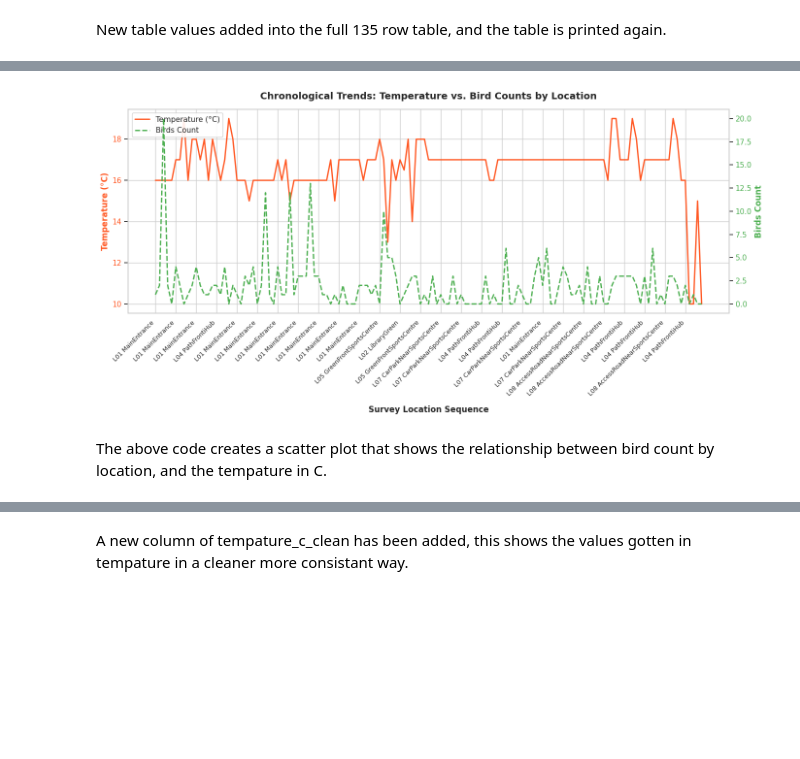
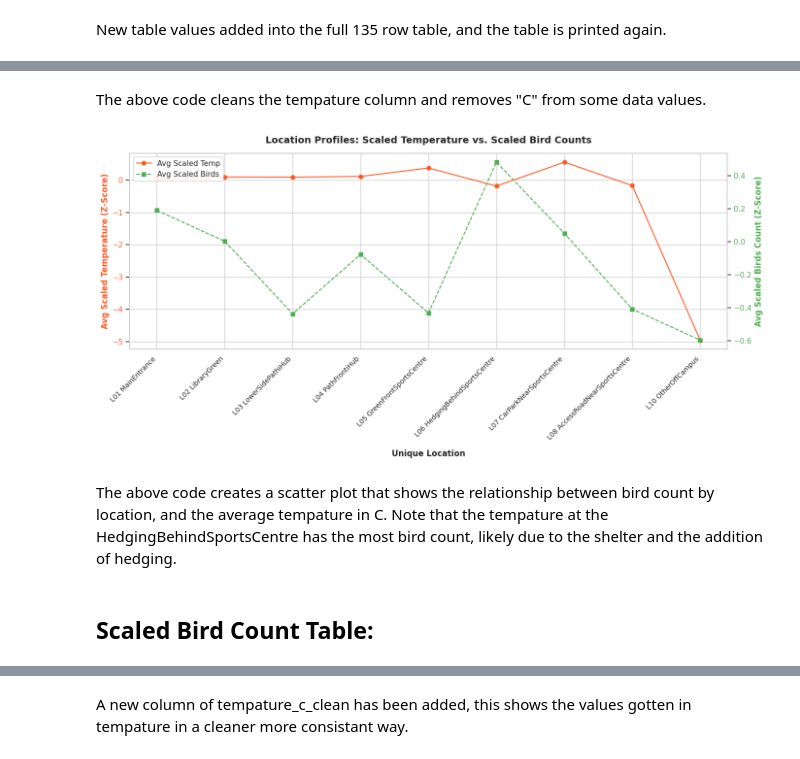
Before and after one commit to Padra1c/ML-CampusDataProject-Colab, a Jupyter notebook: ML-CampusDataProject.ipynb, the cells around one changed output, grey strips where cells are left out. Saved outputs shown, nothing was run; the diff lists cells and outputs as text; code cells hidden in the pictures; blank space fills up the shorter version.

Commit message:
Week 8 Additions

```diff
--- a/ML-CampusDataProject.ipynb
+++ b/ML-CampusDataProject.ipynb
@@ -373,49 +383,56 @@ display(styled_full_df)
 | 135 | R26_028 | 10/7/2026 | L10 OtherOffCampus | Windy | 10 | Moderate | Low | ... |
 | 136 | R26_028 | 10/7/2026 | L01 MainEntrance | Partly cloudy | 15 | Moderate | Moderate | ... |
 | 137 | R26_028 | 10/7/2026 | L10 OtherOffCampus | Windy | 10 | Loud | Moderate | ... |
+# %% [markdown]
+The above code cleans the tempature column and removes "C" from some data values.
 # %%
 import matplotlib.pyplot as plt
 import seaborn as sns
 
-# Reset the index of our dataframe to represent the sequence of surveys
-plot_df = df.reset_index()
+# 1. Group by unique location and calculate the average of the scaled metrics
+agg_scaled_df = df.groupby('location').agg(
+    avg_temp_scaled=('temperature_c_scaled', 'mean'),
+    avg_birds_scaled=('birds_count_scaled', 'mean')
+).reset_index()
+
+# Sort locations alphabetically
+agg_scaled_df = agg_scaled_df.sort_values(by='location').reset_index(drop=True)
 
 # Set the styling theme
 sns.set_theme(style="whitegrid")
 fig, ax1 = plt.subplots(figsize=(14, 7))
 
-# Line 1: Temperature on the primary Y-axis (Left Y-axis)
+# Line 1: Average Scaled Temperature (Left Y-axis)
 color1 = '#FF5722'
-ax1.set_xlabel('Survey Location Sequence', fontweight='bold', labelpad=12)
-ax1.set_ylabel('Temperature (°C)', color=color1, fontweight='bold')
-line1 = ax1.plot(plot_df.index, plot_df['temperature_c_clean'], color=color1, linewidth=2, label='Temperature (°C)')
+ax1.set_xlabel('Unique Location', fontweight='bold', labelpad=12)
+ax1.set_ylabel('Avg Scaled Temperature (Z-Score)', color=color1, fontweight='bold')
+line1 = ax1.plot(agg_scaled_df['location'], agg_scaled_df['avg_temp_scaled'], color=color1, marker='o', linewidth=1.5, label='Avg Scaled Temp')
 ax1.tick_params(axis='y', labelcolor=color1)
 
-# Line 2: Birds Count on a secondary Y-axis (Right Y-axis)
+# Line 2: Average Scaled Birds Count (Right Y-axis)
 ax2 = ax1.twinx()
 color2 = '#4CAF50'
-ax2.set_ylabel('Birds Count', color=color2, fontweight='bold')
-line2 = ax2.plot(plot_df.index, plot_df['birds_count'], color=color2, linewidth=2, linestyle='--', label='Birds Count')
+ax2.set_ylabel('Avg Scaled Birds Count (Z-Score)', color=color2, fontweight='bold')
+line2 = ax2.plot(agg_scaled_df['location'], agg_scaled_df['avg_birds_scaled'], color=color2, marker='s', linewidth=1.5, linestyle='--', label='Avg Scaled Birds')
 ax2.tick_params(axis='y', labelcolor=color2)
 ax2.grid(False) # Prevent overlapping gridlines
 
-# Configure X-axis ticks to display the locations cleanly
-# We show every 5th location to prevent the labels from overlapping
-tick_indices = range(0, len(plot_df), 5)
-tick_labels = [plot_df['location'].iloc[i] for i in tick_indices]
-ax1.set_xticks(tick_indices)
-ax1.set_xticklabels(tick_labels, rotation=45, ha='right', fontsize=9)
+# Configure X-axis to display exactly one label per unique location
+ax1.set_xticks(range(len(agg_scaled_df)))
+ax1.set_xticklabels(agg_scaled_df['location'], rotation=45, ha='right', fontsize=10)
 
 # Combine legends from both axes
 lines = line1 + line2
 labels = [l.get_label() for l in lines]
 ax1.legend(lines, labels, loc='upper left', frameon=True, facecolor='white', framealpha=0.9)
 
-plt.title('Chronological Trends: Temperature vs. Bird Counts by Location', fontsize=14, fontweight='bold', pad=15)
+plt.title('Location Profiles: Scaled Temperature vs. Scaled Bird Counts', fontsize=14, fontweight='bold', pad=15)
 plt.tight_layout()
 plt.show()
 # %% [output]
-[figure, old version]
+[figure, new version]
 # %% [markdown]
-The above code creates a scatter plot that shows the relationship between bird count by location, and the tempature in C.
+The above code creates a scatter plot that shows the relationship between bird count by location, and the average tempature in C. Note that the tempature at the HedgingBehindSportsCentre has the most bird count, likely due to the shelter and the addition of hedging.
+# %% [markdown]
+## Scaled Bird Count Table:
 # %%
```
Also changed, not shown: parts of 16 cells of this notebook.
